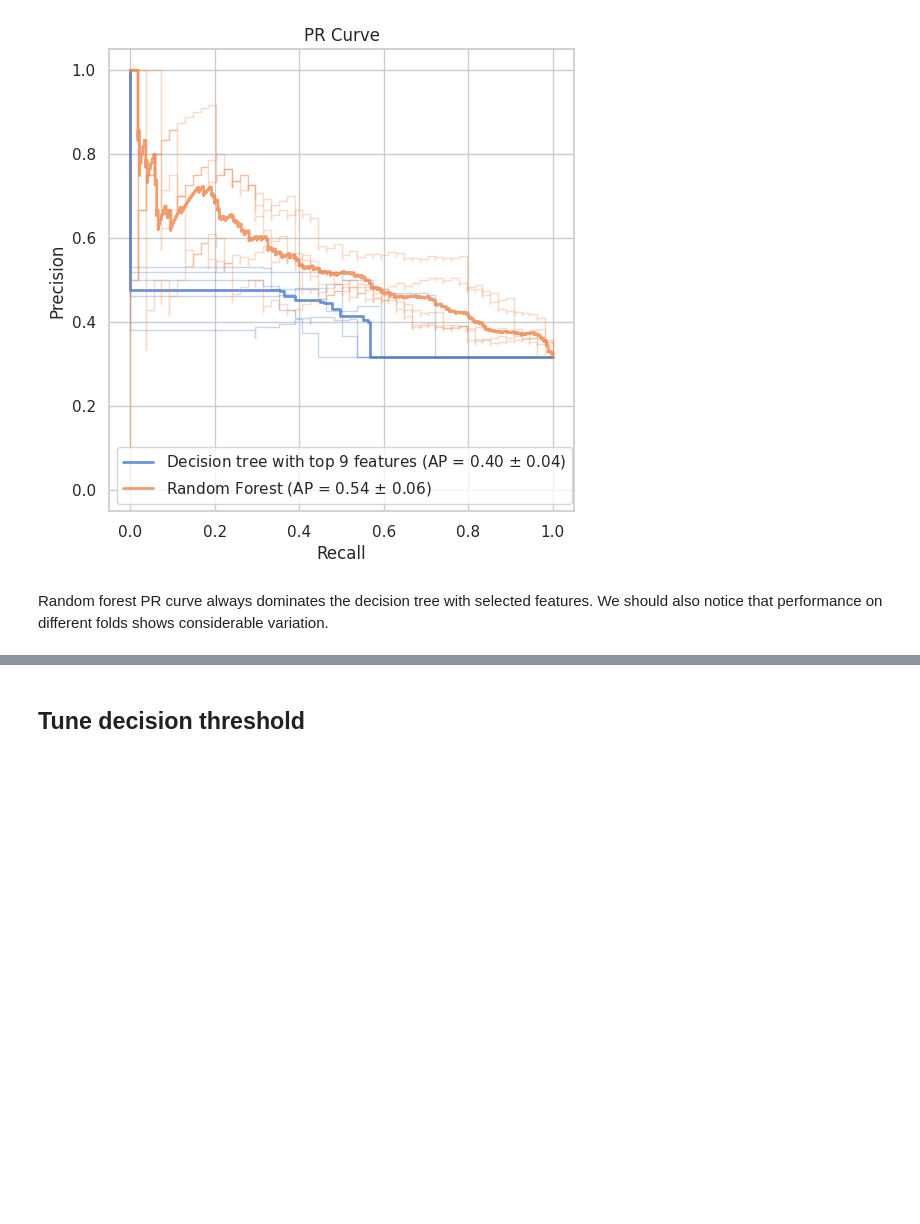
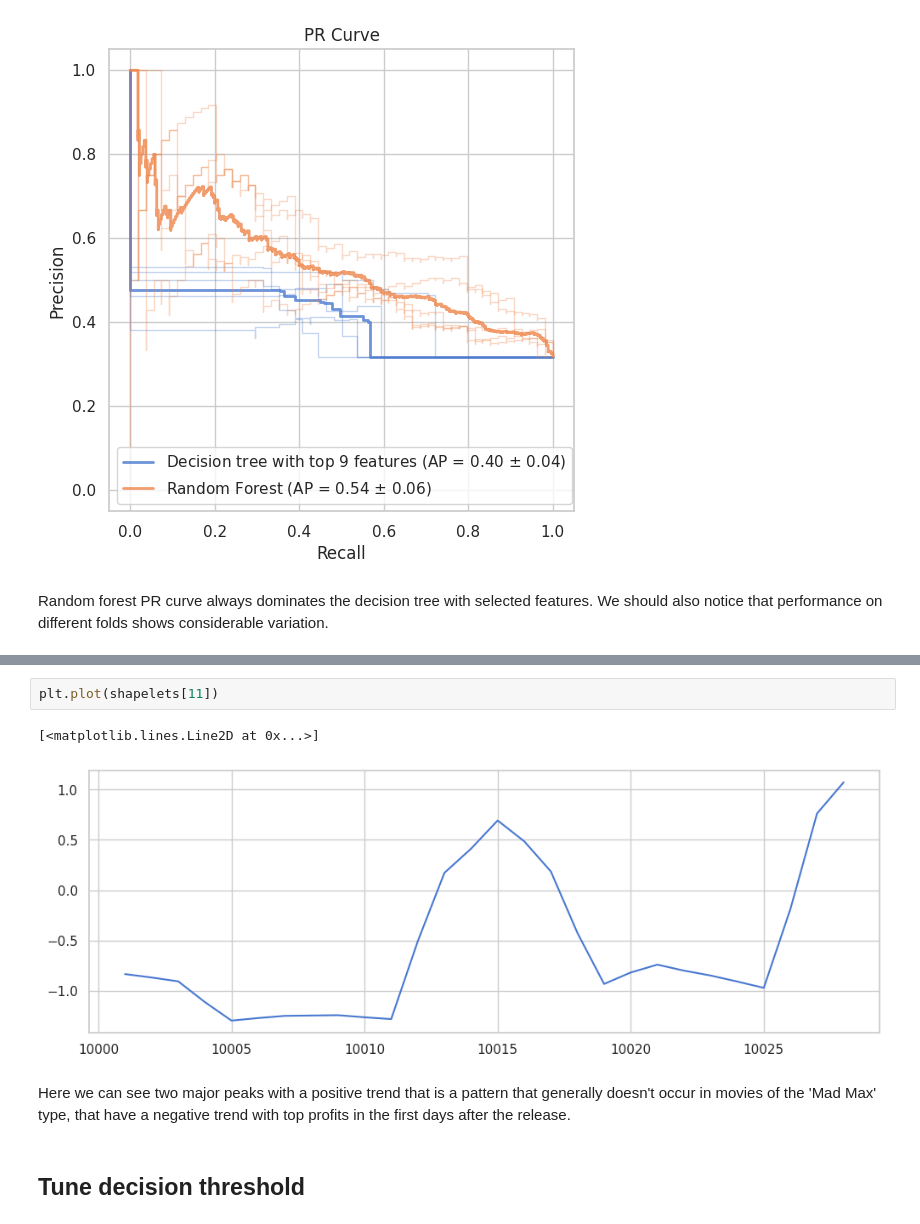
Before and after one commit to g-fabiani4-unipi/dm2_project, a Jupyter notebook: src/time_series/shapelets_matrix_profile.ipynb, the cells around one changed output, grey strips where cells are left out. Drawn from its saved outputs; the diff is of its cells as text; blank space fills up the shorter version.

```diff
--- a/src/time_series/shapelets_matrix_profile.ipynb
+++ b/src/time_series/shapelets_matrix_profile.ipynb
@@ -299,3 +313,10 @@ Random forest PR curve always dominates the decision tree with selected features
+# %%
+plt.plot(shapelets[11])
+# %% [output]
+[<matplotlib.lines.Line2D at 0x...>]
+[figure, added]
+# %% [markdown]
+Here we can see two major peaks with a positive trend that is a pattern that generally doesn't occur in movies of the 'Mad Max' type, that have a negative trend with top profits in the first days after the release.
 # %% [markdown]
 ## Tune decision threshold
 # %%
```
Also changed, not shown: parts of 4 cells of this notebook, 4 other files.
